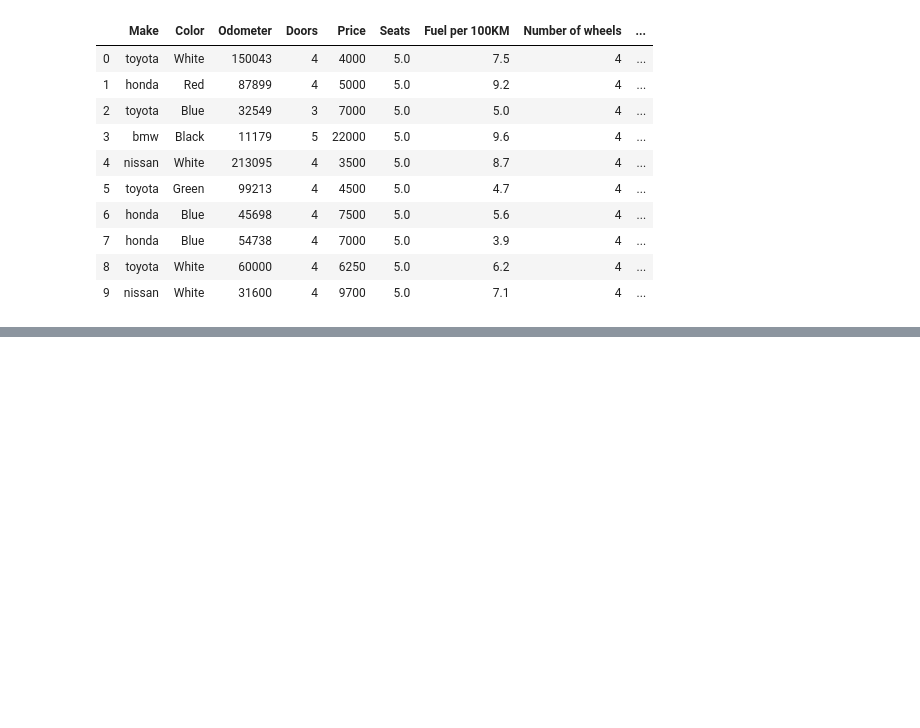
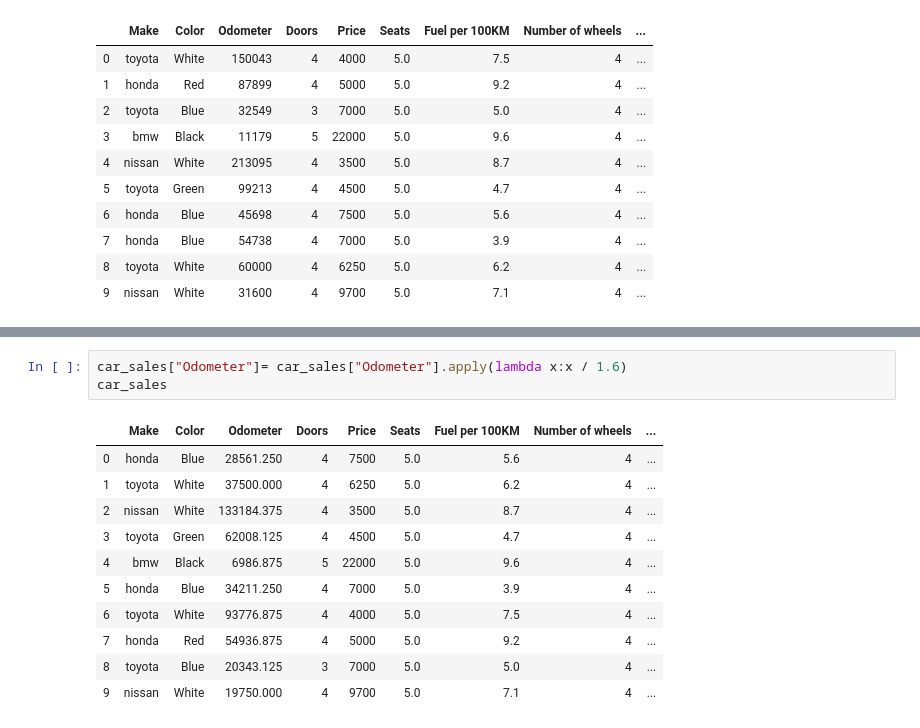
Before and after one commit to TanujaShinde04/DataAnalysis-MachineLearning-NeuralNetworks_Udemy, a Jupyter notebook: Intro_to_pandas.ipynb, the cells around one changed output, grey strips where cells are left out. Drawn from its saved outputs; the diff is of its cells as text; blank space fills up the shorter version.

```diff
--- a/Intro_to_pandas.ipynb
+++ b/Intro_to_pandas.ipynb
@@ -601,0 +658,15 @@ car_sales
+# %%
+car_sales["Odometer"]= car_sales["Odometer"].apply(lambda x:x / 1.6)
+car_sales
+# %% [output]
+|  | Make | Color | Odometer | Doors | Price | Seats | Fuel per 100KM | Number of wheels | ... |
+| 0 | honda | Blue | 28561.250 | 4 | 7500 | 5.0 | 5.6 | 4 | ... |
+| 1 | toyota | White | 37500.000 | 4 | 6250 | 5.0 | 6.2 | 4 | ... |
+| 2 | nissan | White | 133184.375 | 4 | 3500 | 5.0 | 8.7 | 4 | ... |
+| 3 | toyota | Green | 62008.125 | 4 | 4500 | 5.0 | 4.7 | 4 | ... |
+| 4 | bmw | Black | 6986.875 | 5 | 22000 | 5.0 | 9.6 | 4 | ... |
+| 5 | honda | Blue | 34211.250 | 4 | 7000 | 5.0 | 3.9 | 4 | ... |
+| 6 | toyota | White | 93776.875 | 4 | 4000 | 5.0 | 7.5 | 4 | ... |
+| 7 | honda | Red | 54936.875 | 4 | 5000 | 5.0 | 9.2 | 4 | ... |
+| 8 | toyota | Blue | 20343.125 | 3 | 7000 | 5.0 | 5.0 | 4 | ... |
+| 9 | nissan | White | 19750.000 | 4 | 9700 | 5.0 | 7.1 | 4 | ... |
```
Also changed, not shown: parts of 7 cells of this notebook.
